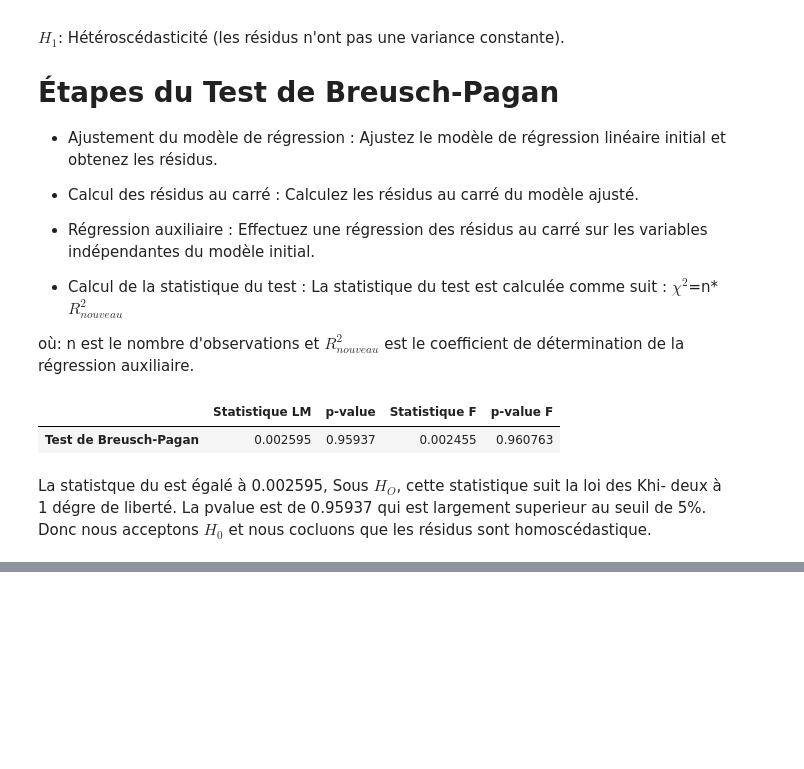
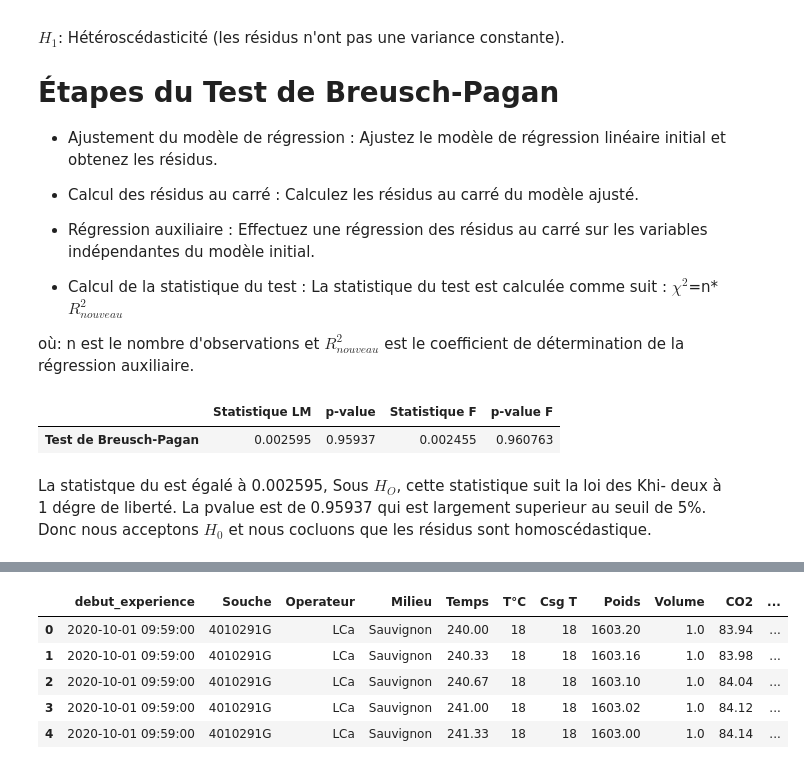
Before and after one commit to bigirimanainnocent12/Regresion_lineaire, a Jupyter notebook: CODE_RAPPORT_DE_STAGE.ipynb, the cells around one changed output, grey strips where cells are left out. Drawn from its saved outputs; the diff is of its cells as text; code cells hidden in the pictures; blank space fills up the shorter version.

```diff
--- a/CODE_RAPPORT_DE_STAGE.ipynb
+++ b/CODE_RAPPORT_DE_STAGE.ipynb
@@ -248,0 +254,12 @@ La statistque du est égalé à 0.002595, Sous $H_O$, cette statistique suit la
+# %%
+import pandas as pd
+
+try:
+    fermenation= pd.read_excel('/content/FIN FERMENTATIOJN.xlsx')
+    display(fermenation.head())
+except FileNotFoundError:
+    print("Error: 'example.xlsx' not found. Please ensure the file exists in the current directory.")
+    fermenation = None
+except Exception as e:
+    print(f"An unexpected error occurred: {e}")
+    fermenation = None
@@ -248,0 +273,34 @@ La statistque du est égalé à 0.002595, Sous $H_O$, cette statistique suit la
+# %%
+import numpy as np
+
+# Drop columns with a single unique value
+for col in ['Fermenteur', 'Tps inject.']:
+    if col in fermenation.columns:
+        fermenation.drop(columns=col, inplace=True)
+
+# Replace infinite values with NaN
+for col in ['FinPhas', 'Csg V']:
+    if col in fermenation.columns:
+        fermenation[col] = fermenation[col].replace([np.inf, -np.inf], np.nan)
+
+# Remove columns with a high percentage of missing values (e.g., >90%)
+threshold = 0.9
+for col in fermenation.columns:
+  if fermenation[col].isnull().sum() / len(fermenation) > threshold:
+    fermenation.drop(columns=col, inplace=True)
+
+
+# Convert discretized numerical features to categorical (example with 'Volume' as it's likely discretized)
+for col in ['T°C', 'Csg T', 'Volume']:
+    if col in fermenation.columns:
+        if fermenation[col].nunique() < 10: # Consider a column discretized if it has less than 10 unique values. Adjust as needed.
+            fermenation[col] = fermenation[col].astype('category')
+
+display(fermenation.head())
+# %% [output]
+|  | debut_experience | Souche | Operateur | Milieu | Temps | T°C | Csg T | Poids | Volume | CO2 | ... |
+| 0 | 2020-10-01 09:59:00 | 4010291G | LCa | Sauvignon | 240.00 | 18 | 18 | 1603.20 | 1.0 | 83.94 | ... |
+| 1 | 2020-10-01 09:59:00 | 4010291G | LCa | Sauvignon | 240.33 | 18 | 18 | 1603.16 | 1.0 | 83.98 | ... |
+| 2 | 2020-10-01 09:59:00 | 4010291G | LCa | Sauvignon | 240.67 | 18 | 18 | 1603.10 | 1.0 | 84.04 | ... |
+| 3 | 2020-10-01 09:59:00 | 4010291G | LCa | Sauvignon | 241.00 | 18 | 18 | 1603.02 | 1.0 | 84.12 | ... |
+| 4 | 2020-10-01 09:59:00 | 4010291G | LCa | Sauvignon | 241.33 | 18 | 18 | 1603.00 | 1.0 | 84.14 | ... |
```
Also changed, not shown: parts of 16 cells of this notebook.
